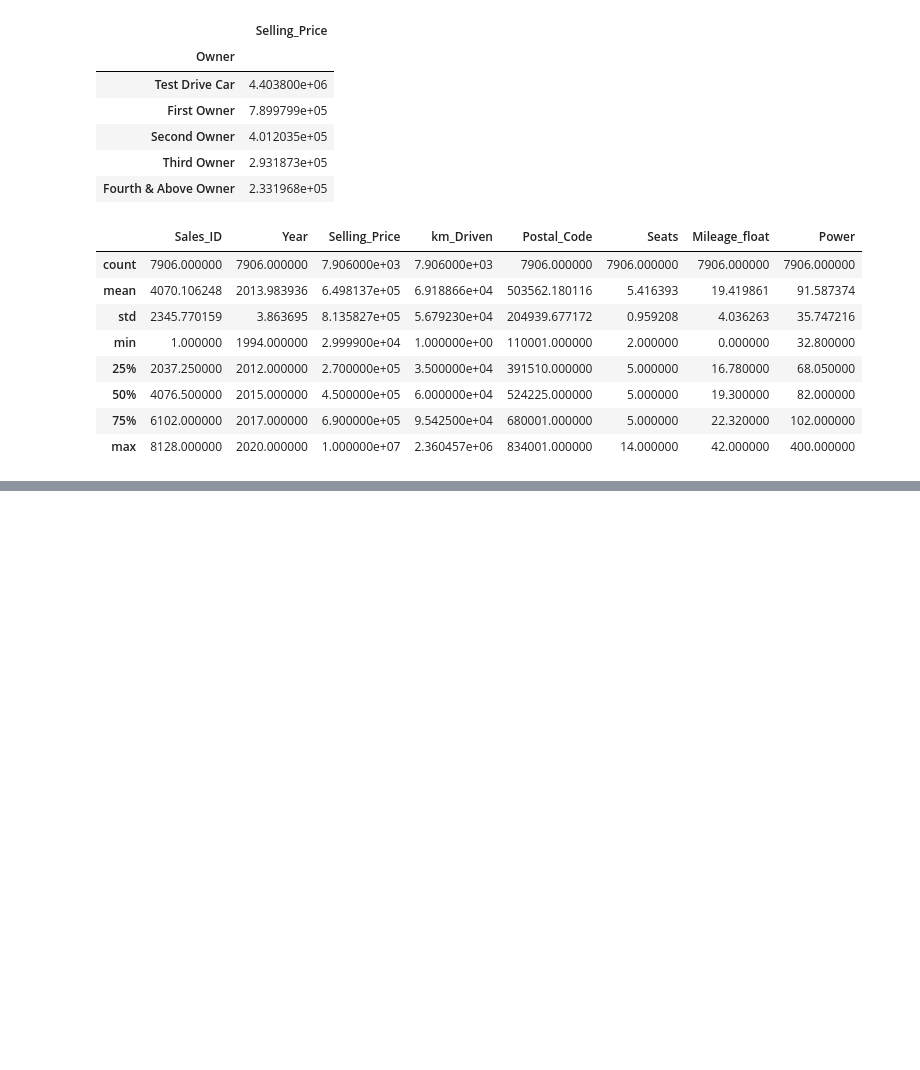
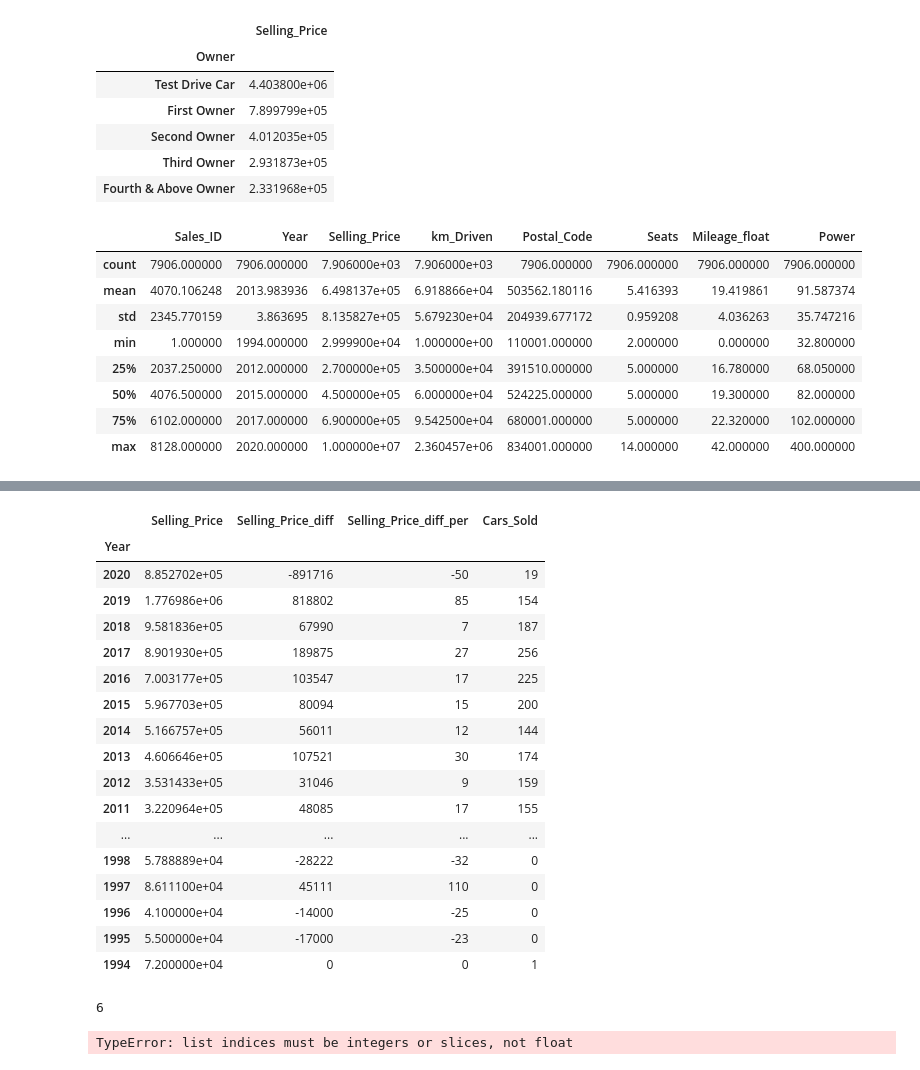
Before and after one commit to hiteshgulati/deloitte_capstone_group, a Jupyter notebook: Used Car Data/Capstome_Projectv1.ipynb, the cells around one changed output, grey strips where cells are left out. Saved outputs shown, nothing was run; the diff lists cells and outputs as text; code cells hidden in the pictures; blank space fills up the shorter version.

```diff
--- a/Used Car Data/Capstome_Projectv1.ipynb
+++ b/Used Car Data/Capstome_Projectv1.ipynb
@@ -409,0 +601,60 @@ car_data.describe()
+# %%
+car_year = car_data.groupby(['Year']).agg({'Selling_Price':np.mean}).sort_values(['Year'])
+car_sold_year = car_data.query("Sold == 'Y'").groupby(['Year']).agg({'Sold':np.size}).sort_values(['Year'])
+# print(car_sold_year)
+# print(car_year)
+car_year['Selling_Price_diff'] = 0
+car_year['Selling_Price_diff_per'] = 0
+prv = car_year['Selling_Price'].head(1)
+index = car_year['Selling_Price'].head(1).index
+# car_year['Selling_Price_diff'].head(1) = prv
+car_year['Selling_Price_diff'][index[0]] = 0
+for index in car_year.index:
+    # print(index)
+    car_year['Selling_Price_diff'][index] = float(car_year['Selling_Price'][index])-prv
+    car_year['Selling_Price_diff_per'][index] = float((car_year['Selling_Price_diff'][index]/prv))*100
+    prv = car_year['Selling_Price'][index]
+    # print(prv)
+car_year.sort_values(['Year'],ascending=False)
+
+car_data.query("Sold == 'Y' and Year == index").shape[0]
+car_year['Cars_Sold'] = 0
+for index in car_year.index:
+    if index in car_sold_year.index:
+        car_year['Cars_Sold'][index] = car_sold_year['Sold'][index]
+car_year.sort_values(['Year'],ascending=False)
+
+
+car_year.sort_values(['Year'],ascending=False)
+# %% [output]
+|  | Selling_Price | Selling_Price_diff | Selling_Price_diff_per | Cars_Sold |
+| Year |  |  |  |  |
+| 2020 | 8.852702e+05 | -891716 | -50 | 19 |
+| 2019 | 1.776986e+06 | 818802 | 85 | 154 |
+| 2018 | 9.581836e+05 | 67990 | 7 | 187 |
+| 2017 | 8.901930e+05 | 189875 | 27 | 256 |
+| 2016 | 7.003177e+05 | 103547 | 17 | 225 |
+| 2015 | 5.967703e+05 | 80094 | 15 | 200 |
+| 2014 | 5.166757e+05 | 56011 | 12 | 144 |
+| 2013 | 4.606646e+05 | 107521 | 30 | 174 |
+| 2012 | 3.531433e+05 | 31046 | 9 | 159 |
+| 2011 | 3.220964e+05 | 48085 | 17 | 155 |
+| ... | ... | ... | ... | ... |
+| 1998 | 5.788889e+04 | -28222 | -32 | 0 |
+| 1997 | 8.611100e+04 | 45111 | 110 | 0 |
+| 1996 | 4.100000e+04 | -14000 | -25 | 0 |
+| 1995 | 5.500000e+04 | -17000 | -23 | 0 |
+| 1994 | 7.200000e+04 | 0 | 0 | 1 |
+# %%
+arr = [2,0,1,2,5,6]
+# arr = arr.sort()
+print (len(arr))
+if len(arr)%2 == 0:
+    one = int(arr[(len(arr)/2)-1])
+    two = arr[len(arr)/2]
+    med = (one + two)/2
+else:
+    med = arr[len(arr)/2]
+# %% [output]
+6
+TypeError: list indices must be integers or slices, not float
```
Also changed, not shown: parts of 16 cells of this notebook, 4 other files.
